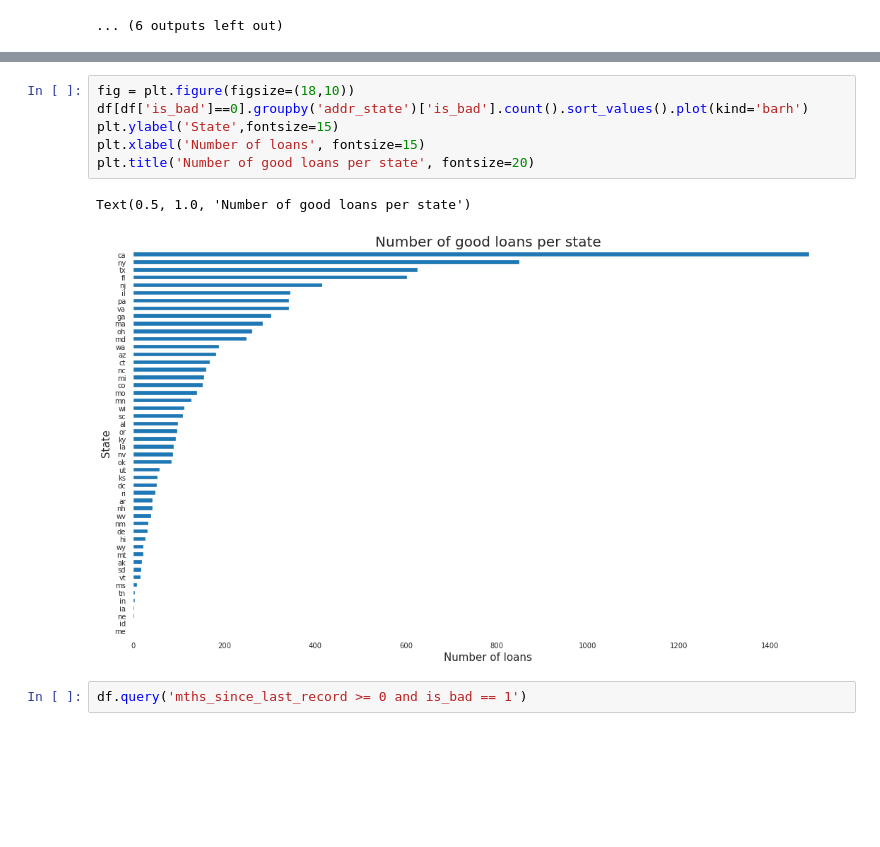
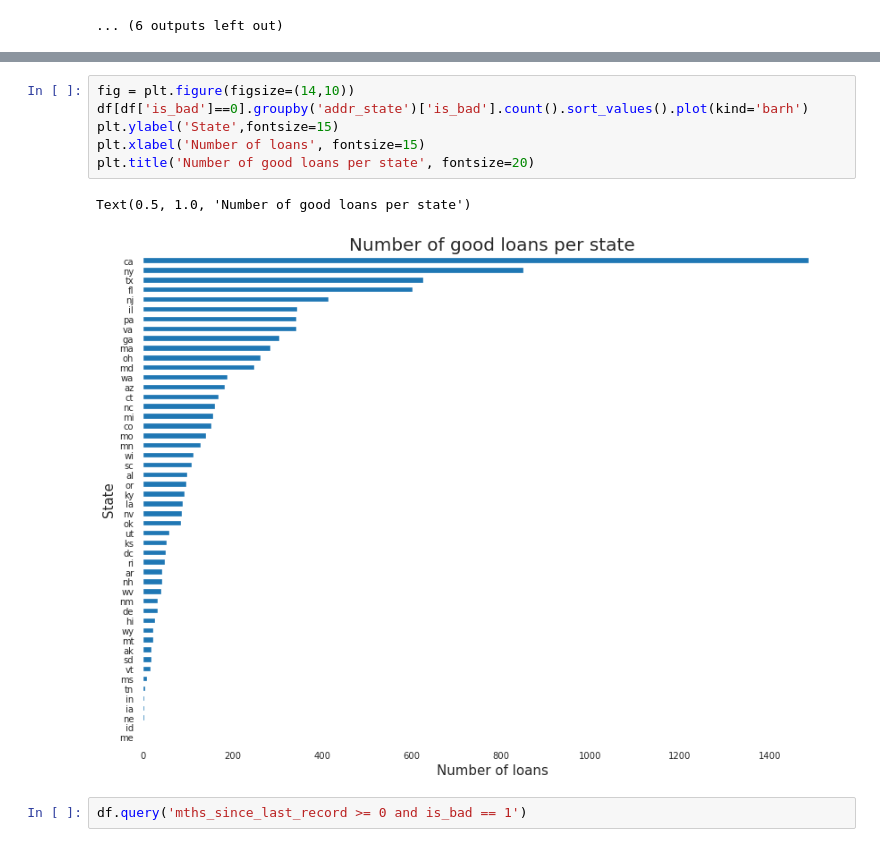
Before and after one commit to ryanrusson/lendingclub, a Jupyter notebook: eda.ipynb, the cells around one changed output, grey strips where cells are left out. Cells and saved outputs as stored; diff of their text form; blank space fills up the shorter version.

```diff
--- a/eda.ipynb
+++ b/eda.ipynb
@@ -321,12 +319,12 @@ Text(0.5, 1.0, 'Number of defaulted loans per state')
 # %%
-fig = plt.figure(figsize=(18,10))
+fig = plt.figure(figsize=(14,10))
 df[df['is_bad']==0].groupby('addr_state')['is_bad'].count().sort_values().plot(kind='barh')
 plt.ylabel('State',fontsize=15)
 plt.xlabel('Number of loans', fontsize=15)
 plt.title('Number of good loans per state', fontsize=20)
 # %% [output]
 Text(0.5, 1.0, 'Number of good loans per state')
-[figure, old version]
+[figure, new version]
 # %%
 df.query('mths_since_last_record >= 0 and is_bad == 1')
 # %% [output]
```
Also changed, not shown: parts of 2 cells of this notebook, 2 other files.
